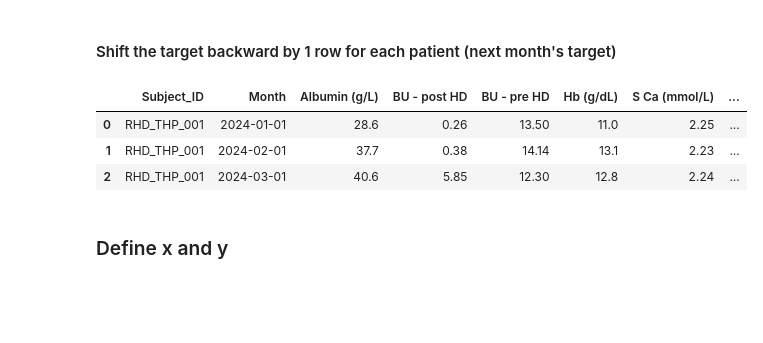
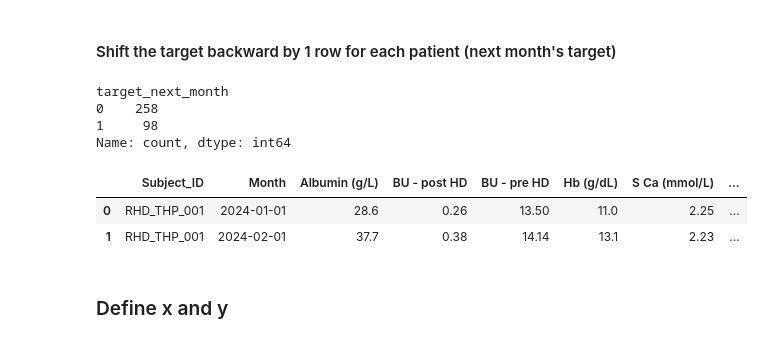
Before and after one commit to cepdnaclk/e19-4yp-AI-Driven-Renal-Care-Management-for-Hospitals-in-Sri-Lanka, a Jupyter notebook: ML_Model/code/URR/URR - Split by ID, next1Month Predict.ipynb, the cells around one changed output. Drawn from its saved outputs; the diff is of its cells as text; code cells hidden in the pictures; blank space fills up the shorter version.

```diff
--- a/ML_Model/code/URR/URR - Split by ID, next1Month Predict.ipynb
+++ b/ML_Model/code/URR/URR - Split by ID, next1Month Predict.ipynb
@@ -38,13 +40,20 @@ df = df.dropna(subset=['target_next_month']) # Drop rows where next month's targ
 # %%
 # Convert target_next_month to int (it was float due to NaNs from shift)
 df['target_next_month'] = df['target_next_month'].astype(int)
+# %%
+counts = df['target_next_month'].value_counts()
+print(counts)
+# %% [output]
+target_next_month
+0    258
+1     98
+Name: count, dtype: int64
 # %%
-df.head(3)
+df.head(2)
 # %% [output]
 |  | Subject_ID | Month | Albumin (g/L) | BU - post HD | BU - pre HD | Hb (g/dL) | S Ca (mmol/L) | ... |
 | 0 | RHD_THP_001 | 2024-01-01 | 28.6 | 0.26 | 13.50 | 11.0 | 2.25 | ... |
 | 1 | RHD_THP_001 | 2024-02-01 | 37.7 | 0.38 | 14.14 | 13.1 | 2.23 | ... |
-| 2 | RHD_THP_001 | 2024-03-01 | 40.6 | 5.85 | 12.30 | 12.8 | 2.24 | ... |
 # %% [markdown]
 ### Define x and y
 # %%
```
Also changed, not shown: parts of 13 cells of this notebook.
